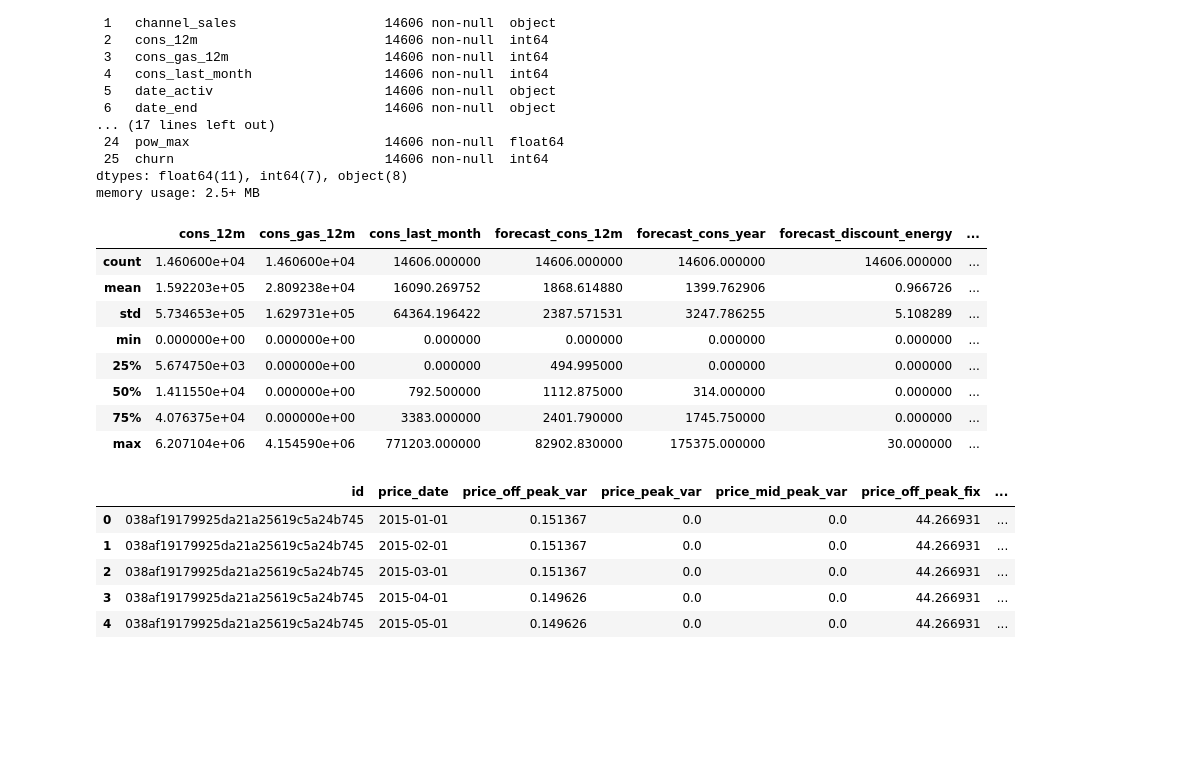
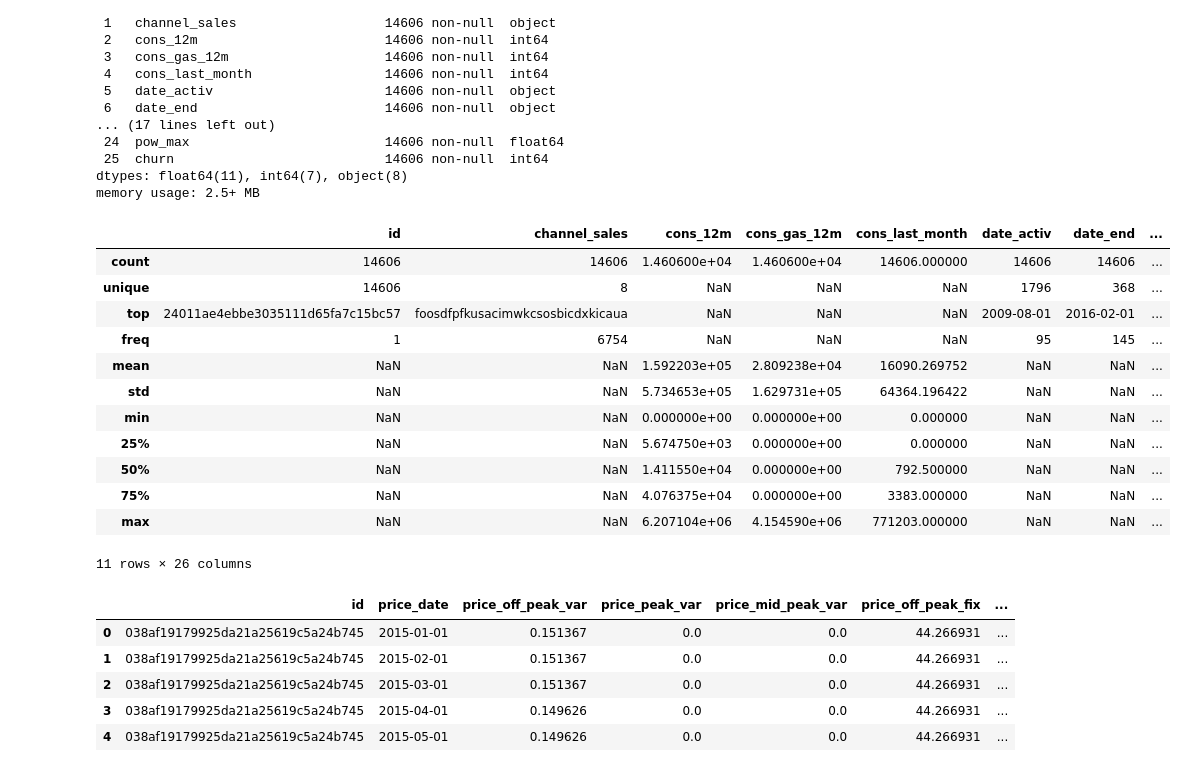
Before and after one commit to Ahmed-G-ElTaher/Churn-Model-Data-Science-Analytics-Virtual-Intern-at-BCG, a Jupyter notebook: Task 2/EDA_Answer.ipynb, the cells around one changed output. Drawn from its saved outputs; the diff is of its cells as text; code cells hidden in the pictures; blank space fills up the shorter version.

```diff
--- a/Task 2/EDA_Answer.ipynb
+++ b/Task 2/EDA_Answer.ipynb
@@ -44,17 +44,21 @@ Data columns (total 26 columns):
 dtypes: float64(11), int64(7), object(8)
 memory usage: 2.5+ MB
 # %%
-client_data.describe()
+client_data.describe(include='all')
 # %% [output]
-|  | cons_12m | cons_gas_12m | cons_last_month | forecast_cons_12m | forecast_cons_year | forecast_discount_energy | ... |
-| count | 1.460600e+04 | 1.460600e+04 | 14606.000000 | 14606.000000 | 14606.000000 | 14606.000000 | ... |
-| mean | 1.592203e+05 | 2.809238e+04 | 16090.269752 | 1868.614880 | 1399.762906 | 0.966726 | ... |
-| std | 5.734653e+05 | 1.629731e+05 | 64364.196422 | 2387.571531 | 3247.786255 | 5.108289 | ... |
-| min | 0.000000e+00 | 0.000000e+00 | 0.000000 | 0.000000 | 0.000000 | 0.000000 | ... |
-| 25% | 5.674750e+03 | 0.000000e+00 | 0.000000 | 494.995000 | 0.000000 | 0.000000 | ... |
-| 50% | 1.411550e+04 | 0.000000e+00 | 792.500000 | 1112.875000 | 314.000000 | 0.000000 | ... |
-| 75% | 4.076375e+04 | 0.000000e+00 | 3383.000000 | 2401.790000 | 1745.750000 | 0.000000 | ... |
-| max | 6.207104e+06 | 4.154590e+06 | 771203.000000 | 82902.830000 | 175375.000000 | 30.000000 | ... |
+|  | id | channel_sales | cons_12m | cons_gas_12m | cons_last_month | date_activ | date_end | ... |
+| count | 14606 | 14606 | 1.460600e+04 | 1.460600e+04 | 14606.000000 | 14606 | 14606 | ... |
+| unique | 14606 | 8 | NaN | NaN | NaN | 1796 | 368 | ... |
+| top | 24011ae4ebbe3035111d65fa7c15bc57 | foosdfpfkusacimwkcsosbicdxkicaua | NaN | NaN | NaN | 2009-08-01 | 2016-02-01 | ... |
+| freq | 1 | 6754 | NaN | NaN | NaN | 95 | 145 | ... |
+| mean | NaN | NaN | 1.592203e+05 | 2.809238e+04 | 16090.269752 | NaN | NaN | ... |
+| std | NaN | NaN | 5.734653e+05 | 1.629731e+05 | 64364.196422 | NaN | NaN | ... |
+| min | NaN | NaN | 0.000000e+00 | 0.000000e+00 | 0.000000 | NaN | NaN | ... |
+| 25% | NaN | NaN | 5.674750e+03 | 0.000000e+00 | 0.000000 | NaN | NaN | ... |
+| 50% | NaN | NaN | 1.411550e+04 | 0.000000e+00 | 792.500000 | NaN | NaN | ... |
+| 75% | NaN | NaN | 4.076375e+04 | 0.000000e+00 | 3383.000000 | NaN | NaN | ... |
+| max | NaN | NaN | 6.207104e+06 | 4.154590e+06 | 771203.000000 | NaN | NaN | ... |
+11 rows × 26 columns
 # %%
 price_data.head()
 # %% [output]
```
Also changed, not shown: parts of 13 cells of this notebook, 1 other file.
